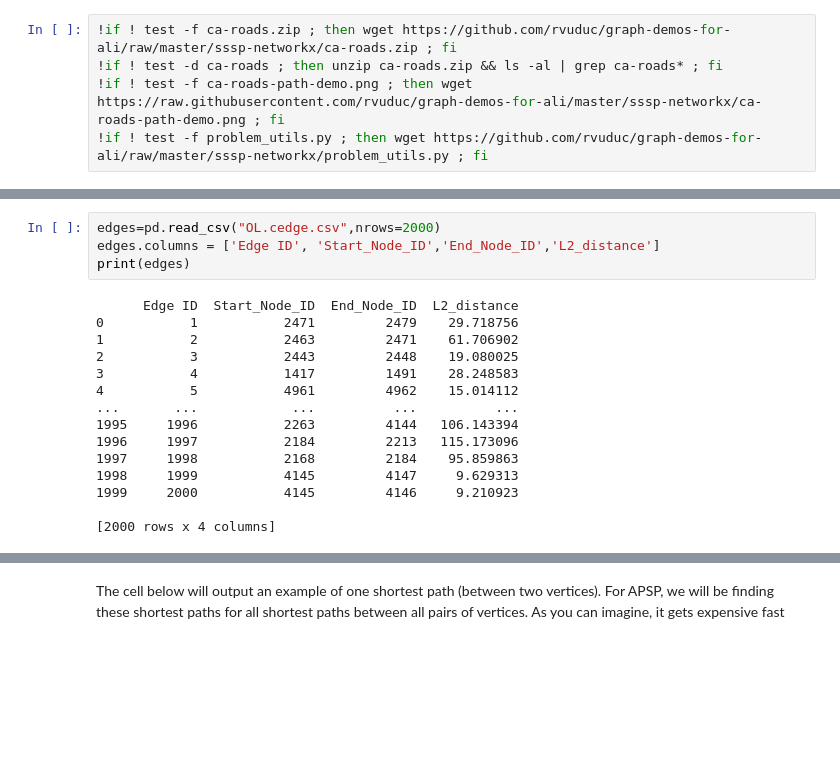
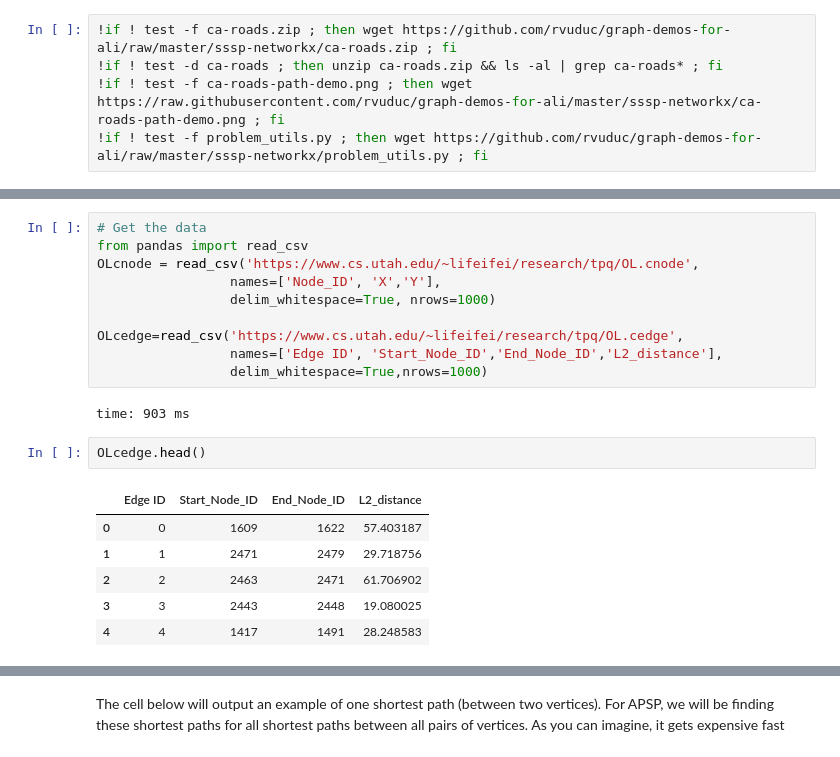
Before and after one commit to Ali-Kazmi/All-Pairs-Shortest-Path, a Jupyter notebook: APSP.ipynb, the cells around one changed output, grey strips where cells are left out. Saved outputs shown, nothing was run; the diff lists cells and outputs as text; blank space fills up the shorter version.

```diff
--- a/APSP.ipynb
+++ b/APSP.ipynb
@@ -54,19 +12,21 @@ print(nodes)
-# %%
-edges=pd.read_csv("OL.cedge.csv",nrows=2000)
-edges.columns = ['Edge ID', 'Start_Node_ID','End_Node_ID','L2_distance']
-print(edges)
-# %% [output]
-      Edge ID  Start_Node_ID  End_Node_ID  L2_distance
-0           1           2471         2479    29.718756
-1           2           2463         2471    61.706902
-2           3           2443         2448    19.080025
-3           4           1417         1491    28.248583
-4           5           4961         4962    15.014112
-...       ...            ...          ...          ...
-1995     1996           2263         4144   106.143394
-1996     1997           2184         2213   115.173096
-1997     1998           2168         2184    95.859863
-1998     1999           4145         4147     9.629313
-1999     2000           4145         4146     9.210923
-
-[2000 rows x 4 columns]
+# %%
+# Get the data
+from pandas import read_csv
+OLcnode = read_csv('https://www.cs.utah.edu/~lifeifei/research/tpq/OL.cnode',
+                 names=['Node_ID', 'X','Y'],
+                 delim_whitespace=True, nrows=1000)
+
+OLcedge=read_csv('https://www.cs.utah.edu/~lifeifei/research/tpq/OL.cedge',
+                 names=['Edge ID', 'Start_Node_ID','End_Node_ID','L2_distance'],
+                 delim_whitespace=True,nrows=1000)
+# %% [output]
+time: 903 ms
+# %%
+OLcedge.head()
+# %% [output]
+|  | Edge ID | Start_Node_ID | End_Node_ID | L2_distance |
+| 0 | 0 | 1609 | 1622 | 57.403187 |
+| 1 | 1 | 2471 | 2479 | 29.718756 |
+| 2 | 2 | 2463 | 2471 | 61.706902 |
+| 3 | 3 | 2443 | 2448 | 19.080025 |
+| 4 | 4 | 1417 | 1491 | 28.248583 |
```
Also changed, not shown: parts of 40 cells of this notebook.
